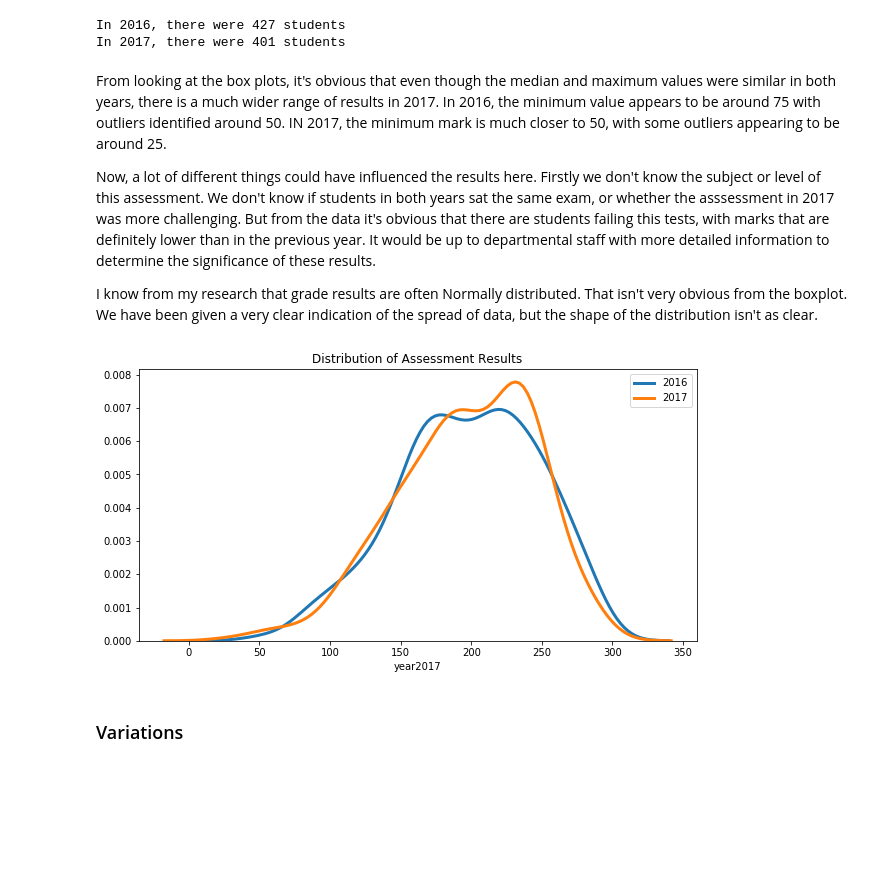
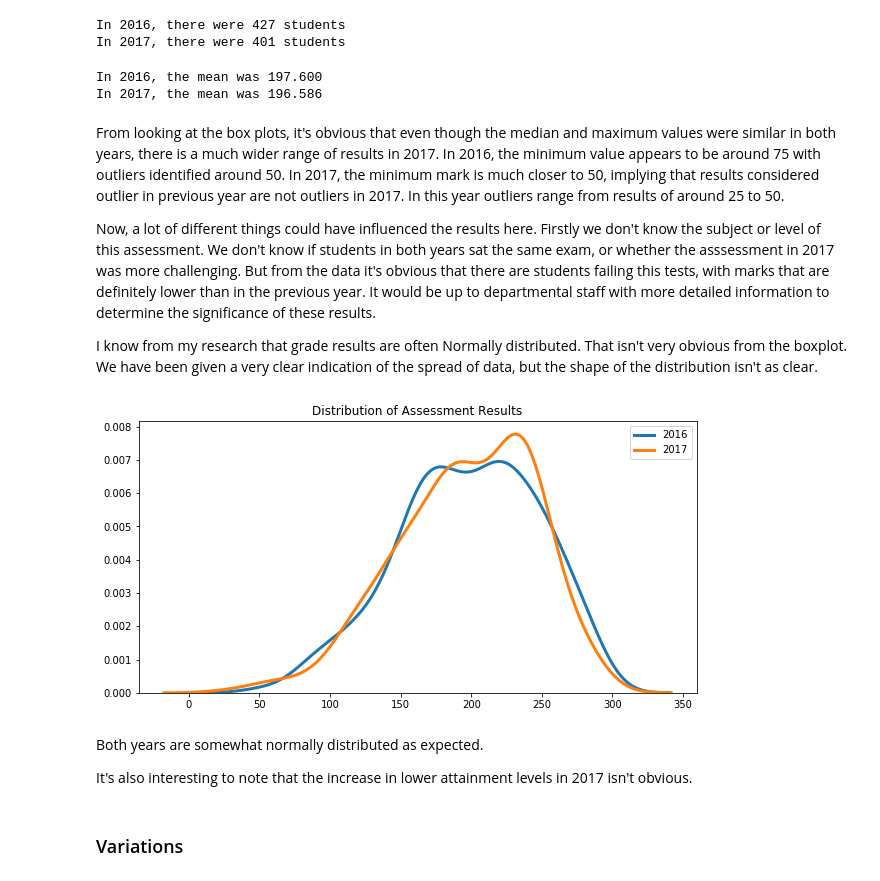
Before and after one commit to MarionMcG/fundamentals_data_analysis, a Jupyter notebook: boxplots.ipynb, the cells around one changed output. Drawn from its saved outputs; the diff is of its cells as text; code cells hidden in the pictures; blank space fills up the shorter version.

```diff
--- a/boxplots.ipynb
+++ b/boxplots.ipynb
@@ -141,8 +141,14 @@ print('In 2017, there were %.0f students' %(y17.count()))
 # %% [output]
 In 2016, there were 427 students
 In 2017, there were 401 students
+# %%
+print('In 2016, the mean was %.3f' %(np.mean(y16)))
+print('In 2017, the mean was %.3f' %(np.mean(y17)))
+# %% [output]
+In 2016, the mean was 197.600
+In 2017, the mean was 196.586
 # %% [markdown]
-From looking at the box plots, it's obvious that even though the median and maximum values were similar in both years, there is a much wider range of results in 2017. In 2016, the minimum value appears to be around 75 with outliers identified around 50. IN 2017, the minimum mark is much closer to 50, with some outliers appearing to be around 25.
+From looking at the box plots, it's obvious that even though the median and maximum values were similar in both years, there is a much wider range of results in 2017. In 2016, the minimum value appears to be around 75 with outliers identified around 50. In 2017, the minimum mark is much closer to 50, implying that results considered outlier in previous year are not outliers in 2017. In this year outliers range from results of around 25 to 50.
 
 Now, a lot of different things could have influenced the results here. Firstly we don't know the subject or level of this assessment. We don't know if students in both years sat the same exam, or whether the asssessment in 2017 was more challenging. But from the data it's obvious that there are students failing this tests, with marks that are definitely lower than in the previous year. It would be up to departmental staff with more detailed information to determine the significance of these results.
 
@@ -150,13 +156,18 @@ I know from my research that grade results are often Normally distributed. That
 # %%
 plt.figure(figsize= (10, 5))
 plt.title('Distribution of Assessment Results')
 sns.distplot(y16, hist = False,  label = '2016',
             kde_kws={'linewidth': 3});
 sns.distplot(y17, hist= False, label = '2017',
             kde_kws={'linewidth': 3});
+plt.xlabel('')
 plt.show()
 # %% [output]
-[figure, old version]
+[figure, new version]
+# %% [markdown]
+Both years are somewhat normally distributed as expected.
+
+It's also interesting to note that the increase in lower attainment levels in 2017 isn't obvious.
 # %% [markdown]
 ### Variations
 # %% [markdown]
```
Also changed, not shown: parts of 1 cell of this notebook.
